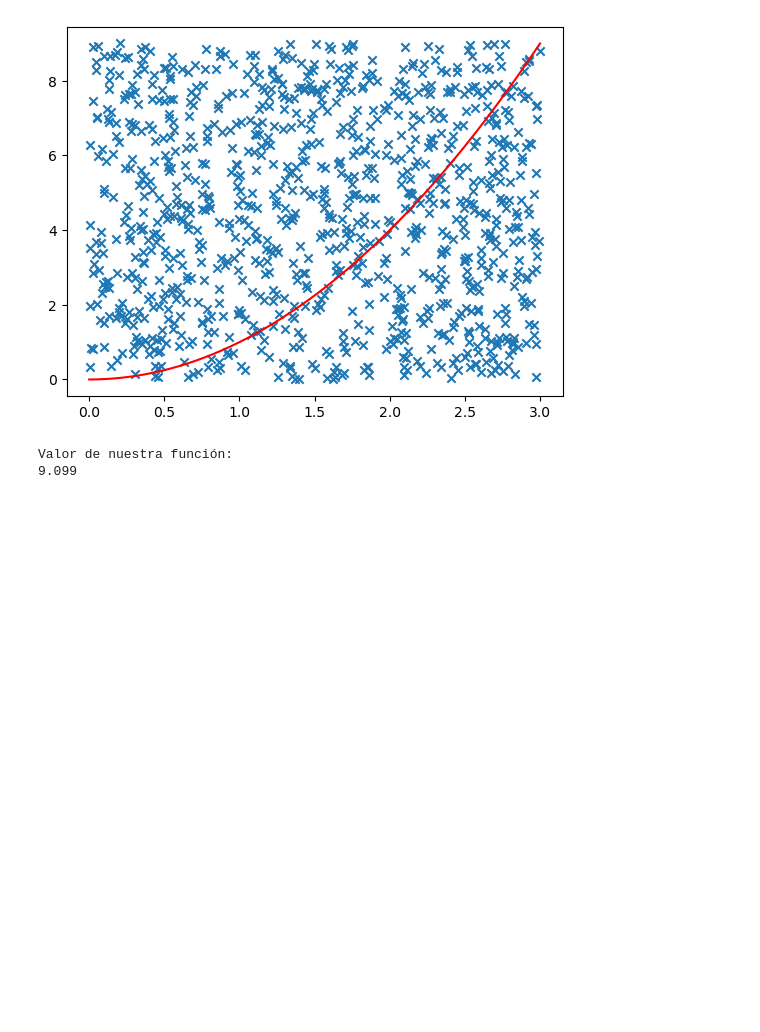
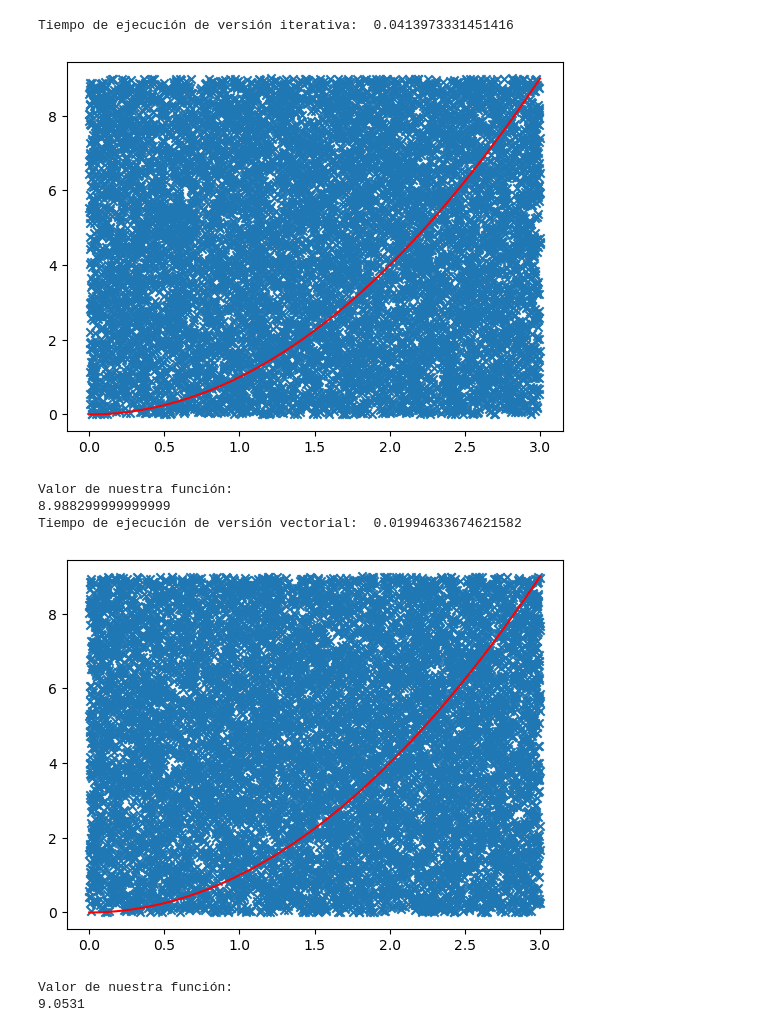
Before and after one commit to Jorzuiz/Anotaciones-23-24, a Jupyter notebook: AAaaaaa/Practica0/Untitled.ipynb, the cells around one changed output. Drawn from its saved outputs; the diff is of its cells as text; code cells hidden in the pictures; blank space fills up the shorter version.

```diff
--- a/AAaaaaa/Practica0/Untitled.ipynb
+++ b/AAaaaaa/Practica0/Untitled.ipynb
@@ -2,6 +2,7 @@
 import numpy as np
 import scipy as sp
 import matplotlib.pyplot as plt # para dibujar la gráfica
+import time as time
 
 a = 0
 b = 3
@@ -15,36 +16,66 @@ def cuadrado(x):
 spacedX = np.linspace(a, b, numPuntos) #Genera un array de 1000 puntos entre 0 y 3; se usará para la función y para la generación de puntos Monte Carlo
 listaX = []
 listaY = []
+debajo= []
 funVals = [cuadrado(x) for x in spacedX] #Calculamos todos los valores de la función f(x)
 
 # calcula la integral de fun entre valores a y b
-def integra_mc(fun, _a, _b, _numPuntos):
+def integra_mc_iter(fun, _a, _b, _numPuntos):
     M = max(funVals) #Calcula el valor maximo
     count_inside = 0
 
     for i in range(_numPuntos):
         x = np.random.uniform(_a, _b)
         y = np.random.uniform(0, M)
         listaX.append(x)  # Para su representación gráfica
         listaY.append(y)
 
         # Comprobamos si el punto en x tiene su valor bajo y
         if y <= fun(x):
             count_inside += 1
 
     # Calculamos el valor del área del rectángulo ((b-a) * M) y hacemos la relacion de los puntos en la función
     return (count_inside/_numPuntos) * (_b-_a) * M
 
+def integra_mc_vect(fun, _a, _b, _numPuntos):
+
+    M = max(funVals)
+    x = np.random.uniform(_a, _b, _numPuntos)
+    y = np.random.uniform(0, M, _numPuntos)
+    debajo = y[y <= fun(x)]
+    plt.scatter(x,y, marker = "x")
+
+    #Len devuelve el numero de puntos que hemos ido cargando SOLO si estan por debajo de la funcion
+    return (len(debajo) / numPuntos) * (_b - _a) * M
+
+
 
 
 # funcion que genera los puntos y representa por pantalla
-valor = integra_mc(cuadrado,a,b,numPuntos)
+startIter = time.time()
+valor = integra_mc_iter(cuadrado,a,b,numPuntos)
+endIter = time.time()
+print("Tiempo de ejecución de versión iterativa: ",(endIter - startIter))
 plt.scatter(listaX, listaY, marker="x")
 plt.plot(spacedX, funVals, color = "red")
 plt.show()
 print('Valor de nuestra función: ')
 print(valor)
+
+startVect =time.time()
+valor2 = integra_mc_vect(cuadrado,a,b,numPuntos)
+endVect = time.time()
+print("Tiempo de ejecución de versión vectorial: ",(endVect - startVect))
+plt.plot(spacedX, funVals, color = "red")
+plt.show()
+print('Valor de nuestra función: ')
+print(valor2)
 # %% [output]
+Tiempo de ejecución de versión iterativa:  0.0413973331451416
-[figure, old version]
+[figure, new version]
-Valor de nuestra función:
-9.099
+Valor de nuestra función:
+8.988299999999999
+Tiempo de ejecución de versión vectorial:  0.01994633674621582
+[figure, added]
+Valor de nuestra función:
+9.0531
```
